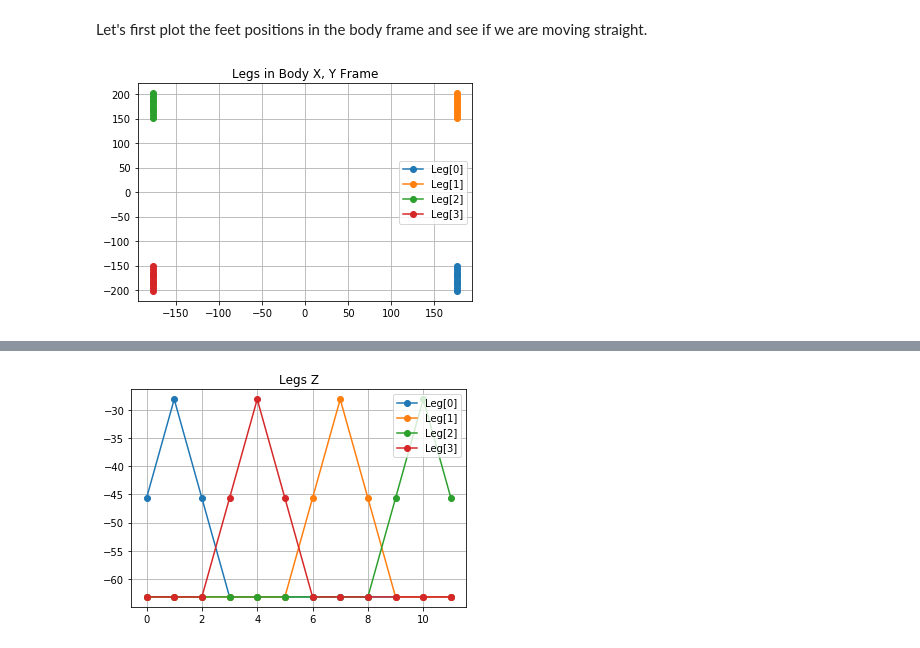
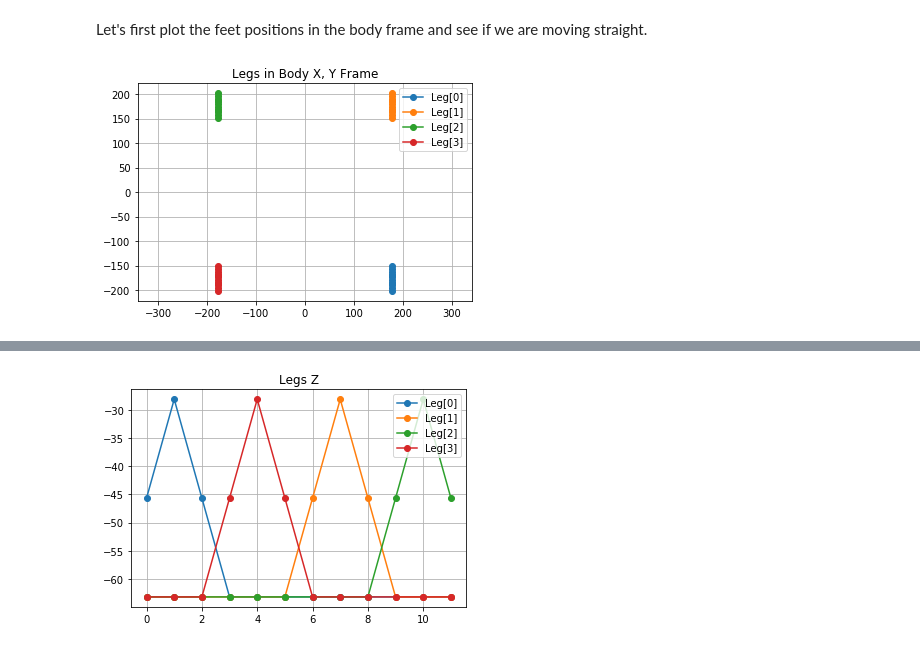
Before and after one commit to MultipedRobotics/multiped, a Jupyter notebook: ax12/docs/gait.ipynb, the cells around one changed output, grey strips where cells are left out. Saved outputs shown, nothing was run; the diff lists cells and outputs as text; code cells hidden in the pictures.

```diff
--- a/ax12/docs/gait.ipynb
+++ b/ax12/docs/gait.ipynb
@@ -111,34 +173,35 @@ Let's first plot the feet positions in the body frame and see if we are moving s
 def plot_body_frame(pts):
     def rot_z(t, c):
         """
         t - theta [radians]
         c - [x,y,z]
         return - [x,y,z] numpy array rotated about z-axis
         """
         ans = [
             c[0]*cos(t)-c[1]*sin(t),
             c[0]*sin(t)+c[1]*cos(t),
             c[2]
         ]
 
         return ans
 
     # plot things in global body frame
     body = [(100,-100), (100,100),(-100,100),(-100,-100)] # CCW
     frame = [-pi/4, pi/4, 3*pi/4, -3*pi/4]
     for ll in range(4):
         aa = frame[ll]
         pp = [rot_z(aa, p) for p in pts[ll]]
         xx = [v[0]+body[ll][0] for v in pp]
         yy = [v[1]+body[ll][1] for v in pp]
         plt.title('Legs in Body X, Y Frame'.format(ll))
         plt.plot(xx,yy, label='Leg[{}]'.format(ll), marker='o')
         plt.grid(True)
+        plt.axis('equal')
     plt.legend();
 
 plot_body_frame(pts)
 # %% [output]
-[figure, old version]
+[figure, new version]
 # %% [markdown]
 ### Sequence
 
```
Also changed, not shown: parts of 15 cells of this notebook, 11 other files.
